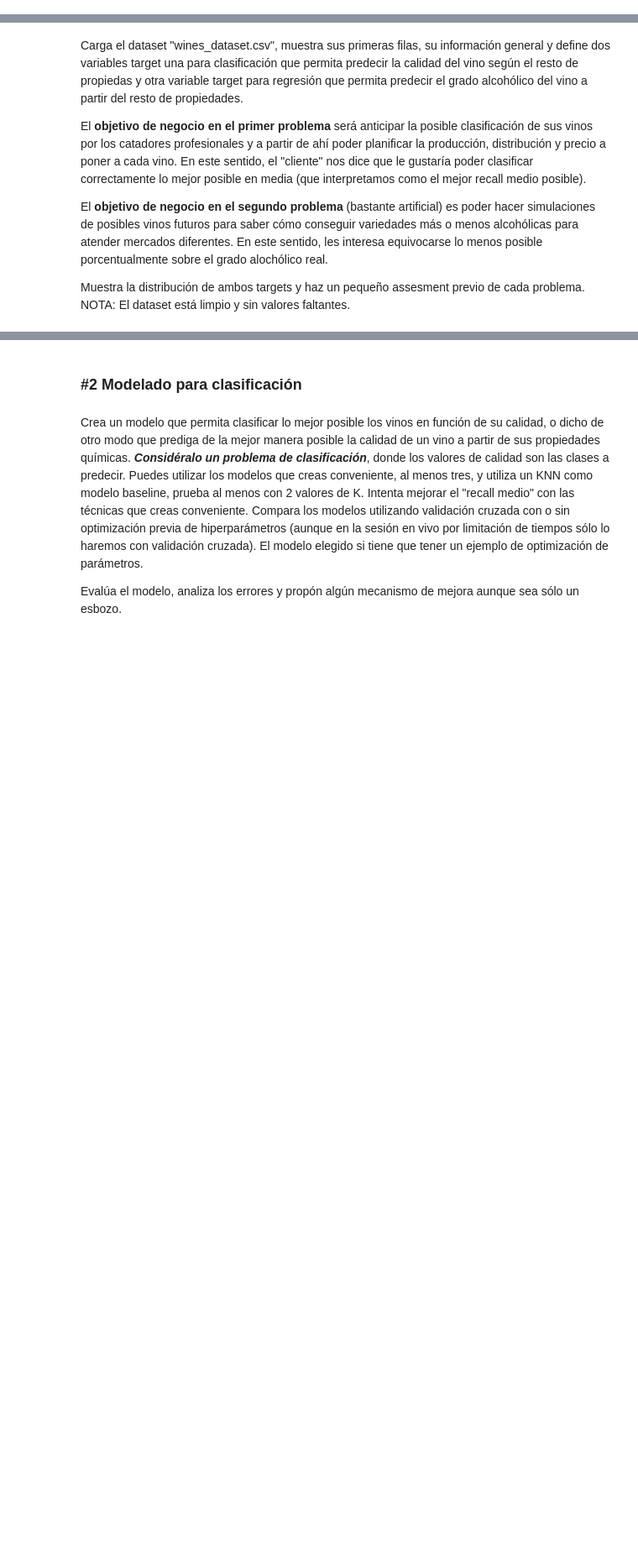
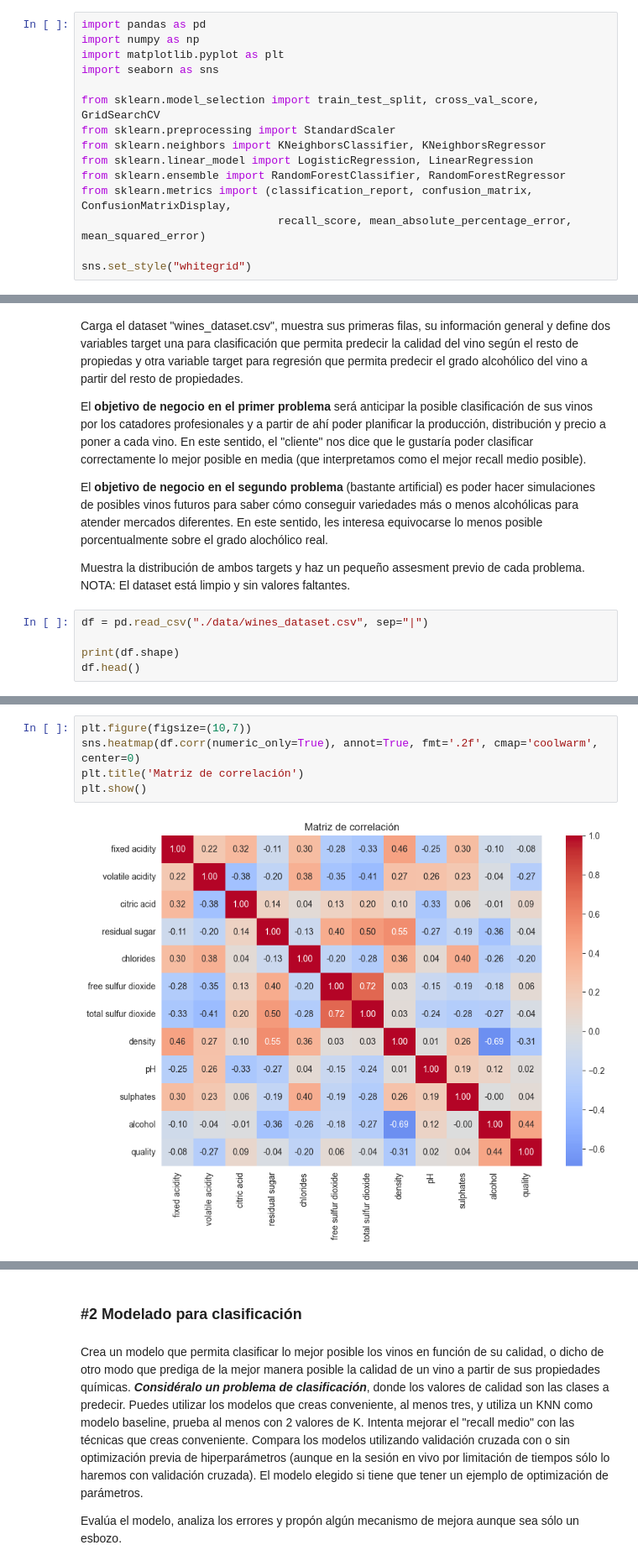
Before and after one commit to dgordiales/DS-Online-Dani-Garcia-Ordiales, a Jupyter notebook: 04_Machine_Learning/Sprint_12/Unidad_02_ML_Supervisado_Repaso/03_Practica_Obligatoria/18_Practica_Obligatoria_Repaso_Supervisado.ipynb, the cells around one changed output, grey strips where cells are left out. Shown at 84% size. Cells and saved outputs as stored; diff of their text form; blank space fills up the shorter version.

```diff
--- a/04_Machine_Learning/Sprint_12/Unidad_02_ML_Supervisado_Repaso/03_Practica_Obligatoria/18_Practica_Obligatoria_Repaso_Supervisado.ipynb
+++ b/04_Machine_Learning/Sprint_12/Unidad_02_ML_Supervisado_Repaso/03_Practica_Obligatoria/18_Practica_Obligatoria_Repaso_Supervisado.ipynb
@@ -11,6 +11,21 @@
 ### Ejercicio 0
 # %% [markdown]
 Importa los paquetes y módulos que necesites a lo largo del notebook.
+# %%
+import pandas as pd
+import numpy as np
+import matplotlib.pyplot as plt
+import seaborn as sns
+
+from sklearn.model_selection import train_test_split, cross_val_score, GridSearchCV
+from sklearn.preprocessing import StandardScaler
+from sklearn.neighbors import KNeighborsClassifier, KNeighborsRegressor
+from sklearn.linear_model import LogisticRegression, LinearRegression
+from sklearn.ensemble import RandomForestClassifier, RandomForestRegressor
+from sklearn.metrics import (classification_report, confusion_matrix, ConfusionMatrixDisplay,
+                              recall_score, mean_absolute_percentage_error, mean_squared_error)
+
+sns.set_style("whitegrid")
 # %% [markdown]
 ### #1 Explicación del dataset y carga de datos
 # %% [markdown]
@@ -38,3 +53,8 @@ El **objetivo de negocio en el primer problema** será anticipar la posible clas
 El **objetivo de negocio en el segundo problema** (bastante artificial) es poder hacer simulaciones de posibles vinos futuros para saber cómo conseguir variedades más o menos alcohólicas para atender mercados diferentes. En este sentido, les interesa equivocarse lo menos posible porcentualmente sobre el grado alochólico real.
 
 Muestra la distribución de ambos targets y haz un pequeño assesment previo de cada problema. NOTA: El dataset está limpio y sin valores faltantes.
+# %%
+df = pd.read_csv("./data/wines_dataset.csv", sep="|")
+
+print(df.shape)
+df.head()
@@ -40,0 +128,7 @@ Muestra la distribución de ambos targets y haz un pequeño assesment previo de
+# %%
+plt.figure(figsize=(10,7))
+sns.heatmap(df.corr(numeric_only=True), annot=True, fmt='.2f', cmap='coolwarm', center=0)
+plt.title('Matriz de correlación')
+plt.show()
+# %% [output]
+[figure, added]
```
Also changed, not shown: parts of 20 cells of this notebook.
